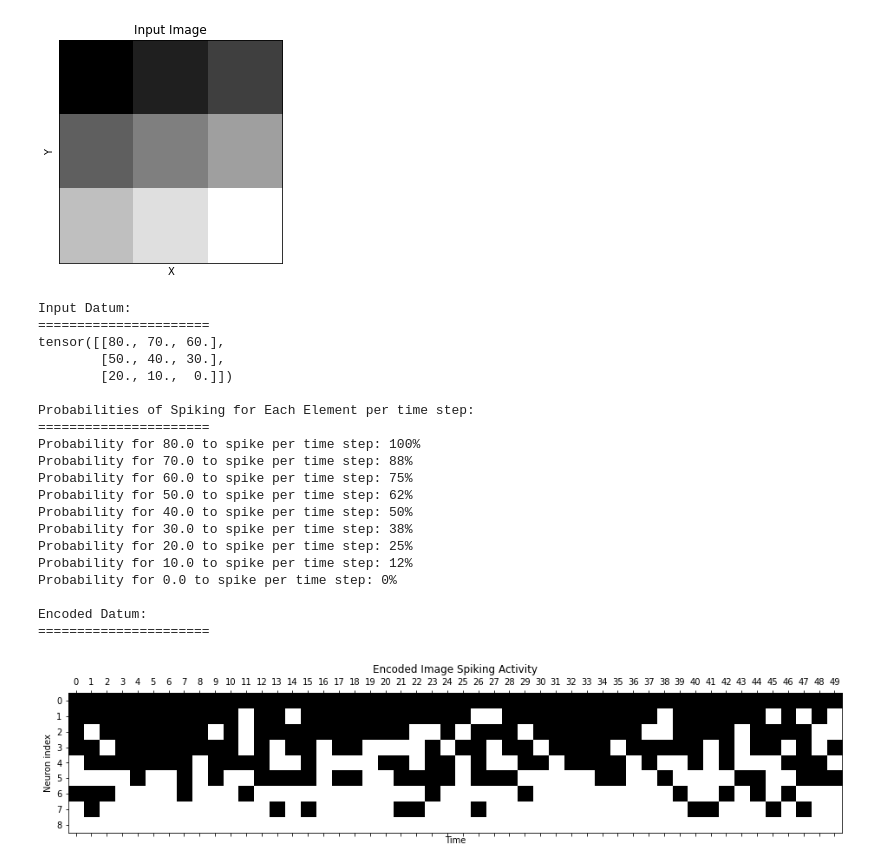
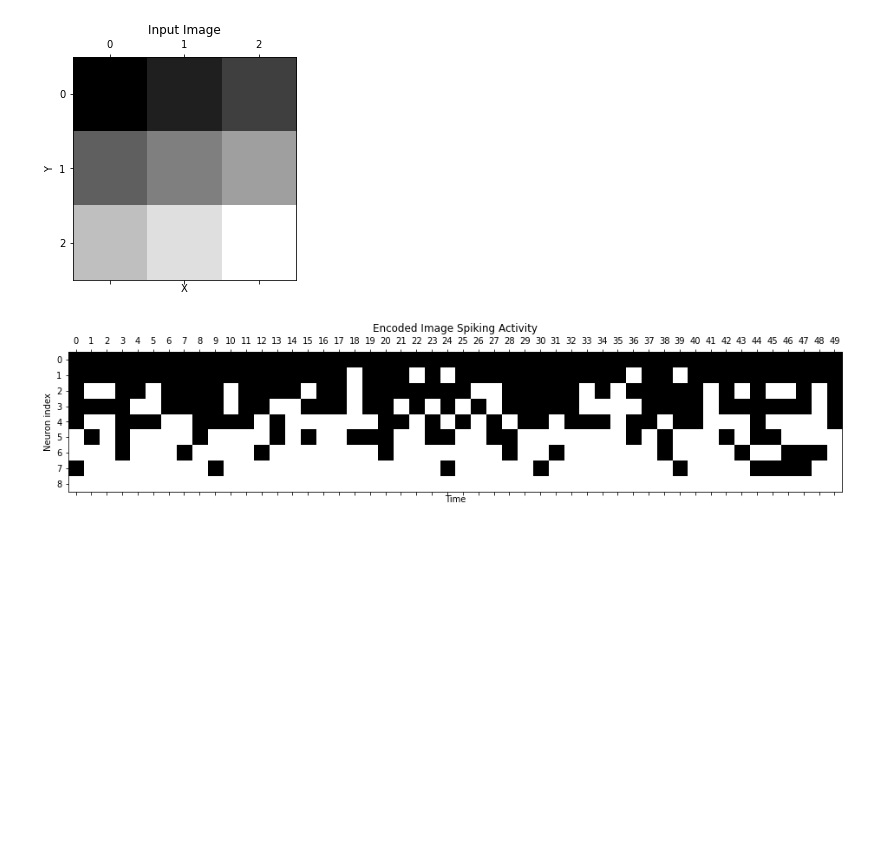
Before and after one commit to oshears/adv-ml-2020-snn-project, a Jupyter notebook: documentation/BindsNET_Encoder_Demo.ipynb, the cells around one changed output. Drawn from its saved outputs; the diff is of its cells as text; code cells hidden in the pictures; blank space fills up the shorter version.

```diff
--- a/documentation/BindsNET_Encoder_Demo.ipynb
+++ b/documentation/BindsNET_Encoder_Demo.ipynb
@@ -166,70 +66,32 @@ time = 50
 # dt is the step size within the sample duration in ms
 dt = 1.0
 
 # num_steps is how many steps are generated based on the time and dt values
 num_steps = int(time/dt)
 
 # input data
 train_image = torch.FloatTensor([[80,70,60],[50,40,30],[20,10,0]])
 
 # show input image
 plt.matshow(train_image, cmap='binary')
 plt.xlabel('X')
 plt.ylabel('Y')
 plt.title('Input Image')
 plt.show()
 
-# print train data
-print("Input Datum:")
-print("======================")
-print(train_image)
-print()
-
-# probabilities
-print("Probabilities of Spiking for Each Element per time step:")
-print("======================")
-for element in train_image.flatten():
-    prob = (element.item() / train_image.max()) * 100
-    print("Probability for "+str(element.item())+" to spike per time step:",str(round(prob.item()))+"%")
-print()
-
 # create encoder and encode input
 encoder = BernoulliEncoder(time=time, dt=dt)
 encoded_image = encoder(train_image)
-print("Encoded Datum:")
-print("======================")
-#print(encoded_image)
-print()
 
 # Look at input spiking activity.
 encoded_image = np.reshape(encoded_image,(num_steps,train_image.nelement())).T
 plt.matshow(encoded_image, cmap='binary')
 plt.xlabel('Time')
 plt.ylabel('Neuron index')
 plt.title('Encoded Image Spiking Activity')
 plt.yticks(np.arange(train_image.nelement()))
 plt.xticks(np.arange(num_steps))
 plt.show()
 # %% [output]
-[figure, old version]
+[figure, new version]
-Input Datum:
-======================
-tensor([[80., 70., 60.],
-        [50., 40., 30.],
-        [20., 10.,  0.]])
-
-Probabilities of Spiking for Each Element per time step:
-======================
-Probability for 80.0 to spike per time step: 100%
-Probability for 70.0 to spike per time step: 88%
-Probability for 60.0 to spike per time step: 75%
-Probability for 50.0 to spike per time step: 62%
-Probability for 40.0 to spike per time step: 50%
-Probability for 30.0 to spike per time step: 38%
-Probability for 20.0 to spike per time step: 25%
-Probability for 10.0 to spike per time step: 12%
-Probability for 0.0 to spike per time step: 0%
-
-Encoded Datum:
-======================
-[figure, old version]
+[figure, new version]
```
Also changed, not shown: parts of 9 cells of this notebook, 3 other files.
